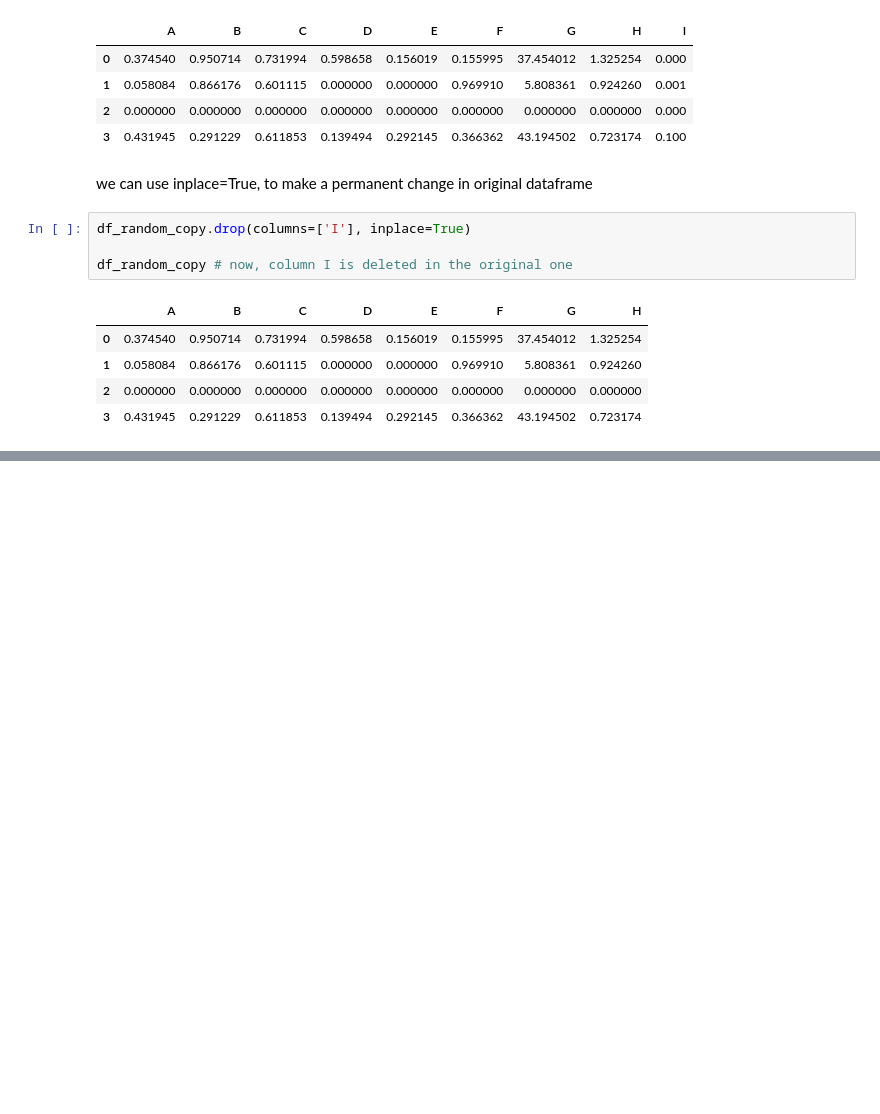
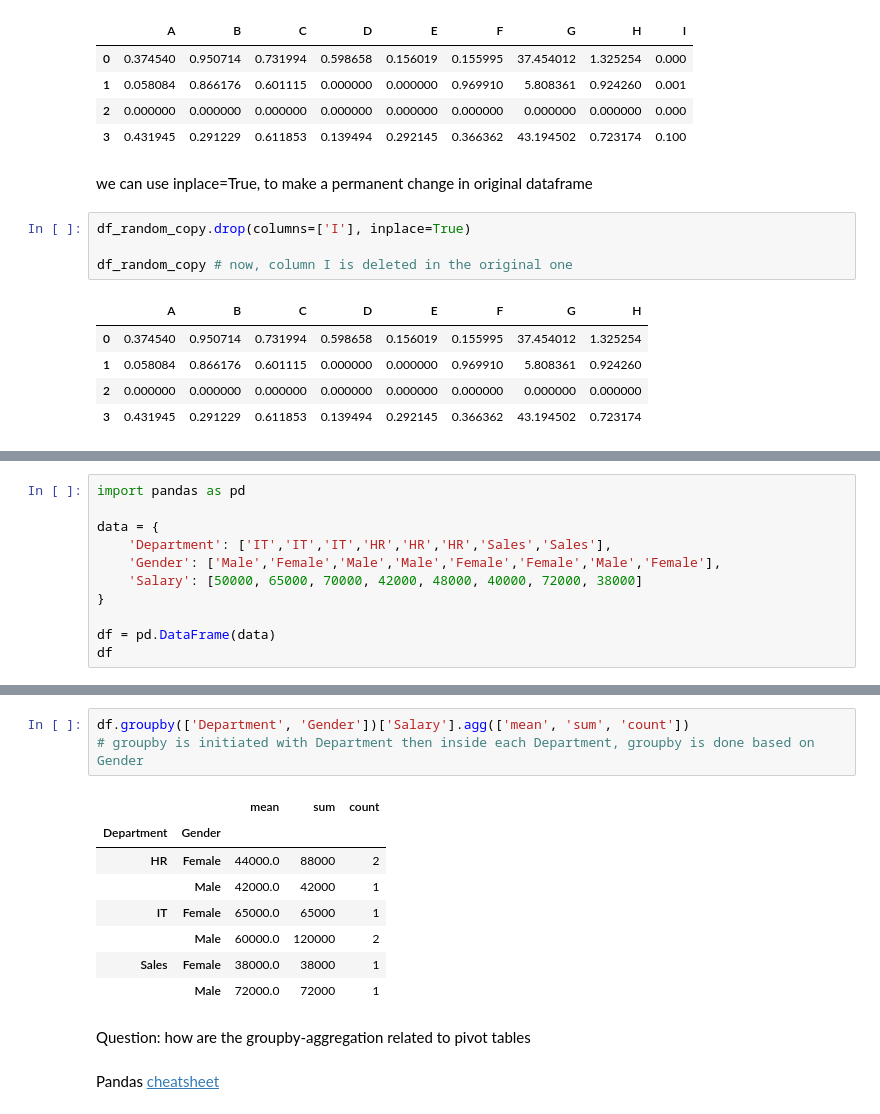
Before and after one commit to abm4github/IITM-BS-MLP-Notes, a Jupyter notebook: MLP_week1.ipynb, the cells around one changed output, grey strips where cells are left out. Drawn from its saved outputs; the diff is of its cells as text; blank space fills up the shorter version.

Commit message:
added content "part 6: Groupby and Aggregations"

```diff
--- a/MLP_week1.ipynb
+++ b/MLP_week1.ipynb
@@ -619,0 +697,11 @@ df_random_copy # now, column I is deleted in the original one
+# %%
+import pandas as pd
+
+data = {
+    'Department': ['IT','IT','IT','HR','HR','HR','Sales','Sales'],
+    'Gender': ['Male','Female','Male','Male','Female','Female','Male','Female'],
+    'Salary': [50000, 65000, 70000, 42000, 48000, 40000, 72000, 38000]
+}
+
+df = pd.DataFrame(data)
+df
@@ -619,0 +718,16 @@ df_random_copy # now, column I is deleted in the original one
+# %%
+df.groupby(['Department', 'Gender'])['Salary'].agg(['mean', 'sum', 'count'])
+# groupby is initiated with Department then inside each Department, groupby is done based on Gender
+# %% [output]
+|  |  | mean | sum | count |
+| Department | Gender |  |  |  |
+| HR | Female | 44000.0 | 88000 | 2 |
+|  | Male | 42000.0 | 42000 | 1 |
+| IT | Female | 65000.0 | 65000 | 1 |
+|  | Male | 60000.0 | 120000 | 2 |
+| Sales | Female | 38000.0 | 38000 | 1 |
+|  | Male | 72000.0 | 72000 | 1 |
+# %% [markdown]
+Question: how are the groupby-aggregation related to pivot tables
+# %% [markdown]
+Pandas [cheatsheet](https://pandas.pydata.org/Pandas_Cheat_Sheet.pdf)
```
Also changed, not shown: parts of 14 cells of this notebook.
